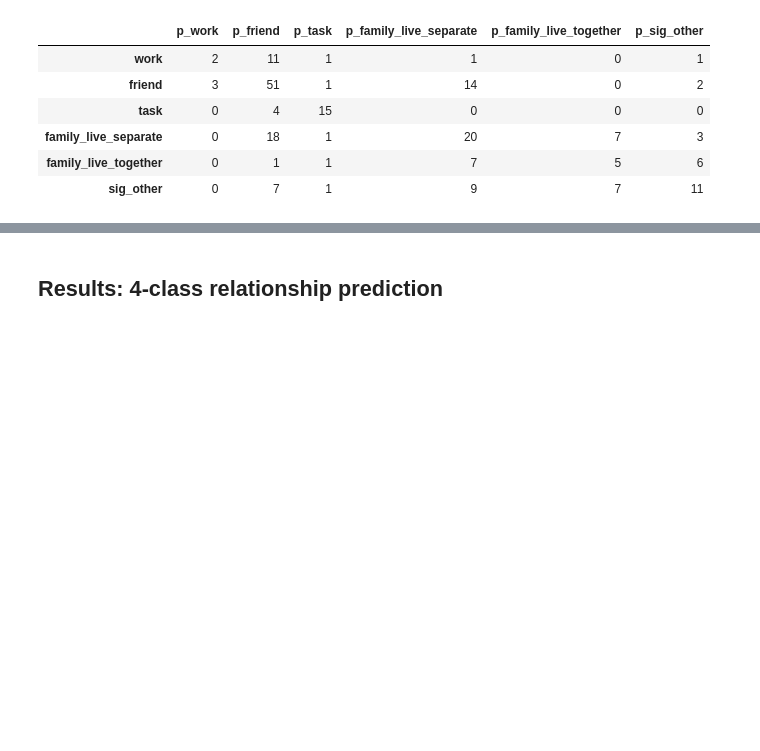
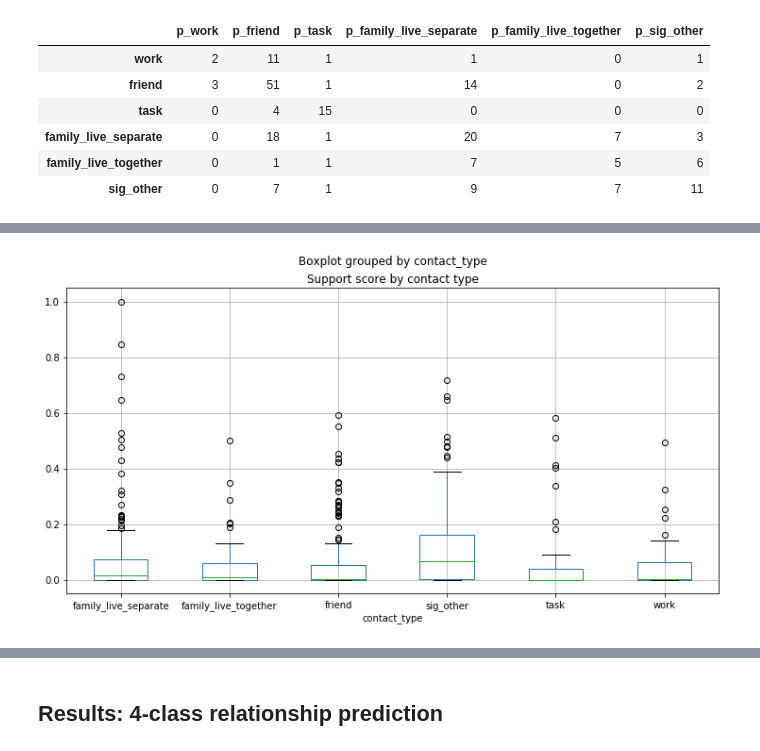
Before and after one commit to tliu526/relationship-prediction, a Jupyter notebook: notebooks/relationship_prediction.ipynb, the cells around one changed output, grey strips where cells are left out. Cells and saved outputs as stored; diff of their text form; code cells hidden in the pictures; blank space fills up the shorter version.

Commit message:
adds trust/support score analysis

```diff
--- a/notebooks/relationship_prediction.ipynb
+++ b/notebooks/relationship_prediction.ipynb
@@ -321,0 +328,38 @@ print_confusion_matrix(test_y, automl_preds[-1], contact_types)
+# %%
+tot_pid_calls = top_5_raw_df.groupby('pid', as_index=False)['call_duration'].sum()
+totals_dict = pd.Series(tot_pid_calls['call_duration'].values, index=tot_pid_calls['pid']).to_dict()
+
+in_calls = top_5_raw_df.loc[(top_5_raw_df['comm_direction'] == 'INCOMING') & (top_5_raw_df['comm_type'] == 'PHONE')]
+in_group = in_calls.groupby(['combined_hash', 'pid'], as_index=False)
+in_df = in_group['call_duration'].sum()
+in_df['in_count'] = in_group['comm_type'].count()['comm_type']
+in_dur_dict = dict(zip(in_df['combined_hash'], in_df['call_duration']))
+in_count_dict = dict(zip(in_df['combined_hash'], in_df['in_count']))
+
+out_calls = top_5_raw_df.loc[(top_5_raw_df['comm_direction'] == 'OUTGOING') & (top_5_raw_df['comm_type'] == 'PHONE')]
+out_group = out_calls.groupby(['combined_hash', 'pid'], as_index=False)
+out_df = out_group['call_duration'].sum()
+out_df['out_count'] = out_group['comm_type'].count()['comm_type']
+out_dur_dict = dict(zip(out_df['combined_hash'], out_df['call_duration']))
+out_count_dict = dict(zip(out_df['combined_hash'], out_df['out_count']))
+
+
+feat_df = pickle.load(open('../data/final_features/top_5_baseline_train_features.df', 'rb'))
+
+feat_df['tot_duration'] = feat_df['pid'].map(totals_dict)
+feat_df['tot_in_duration'] = feat_df['combined_hash'].map(in_dur_dict)
+feat_df['tot_in_call'] = feat_df['combined_hash'].map(in_count_dict)
+
+feat_df['tot_out_duration'] = feat_df['combined_hash'].map(out_dur_dict)
+feat_df['tot_out_call'] = feat_df['combined_hash'].map(out_count_dict)
+feat_df[['tot_out_duration', 'tot_out_call', 'tot_duration', 'tot_in_duration', 'tot_in_call']] = feat_df[['tot_out_duration', 'tot_out_call', 'tot_duration', 'tot_in_duration', 'tot_in_call']].fillna(0)
+# %%
+feat_df['support_score'] = feat_df['tot_in_duration'] / feat_df['tot_duration'] * feat_df['tot_in_call'] / feat_df['total_calls']
+feat_df['trust_score'] = feat_df['tot_out_duration'] * feat_df['tot_out_call'] / feat_df['tot_duration']  / feat_df['total_calls']
+feat_df['mutual_dependency'] = feat_df['support_score'] / feat_df['trust_score']
+# %%
+feat_df.boxplot(column='support_score', by='contact_type')
+plt.title("Support score by contact type")
+plt.show()
+# %% [output]
+[figure, added]
```
Also changed, not shown: parts of 8 cells of this notebook.
